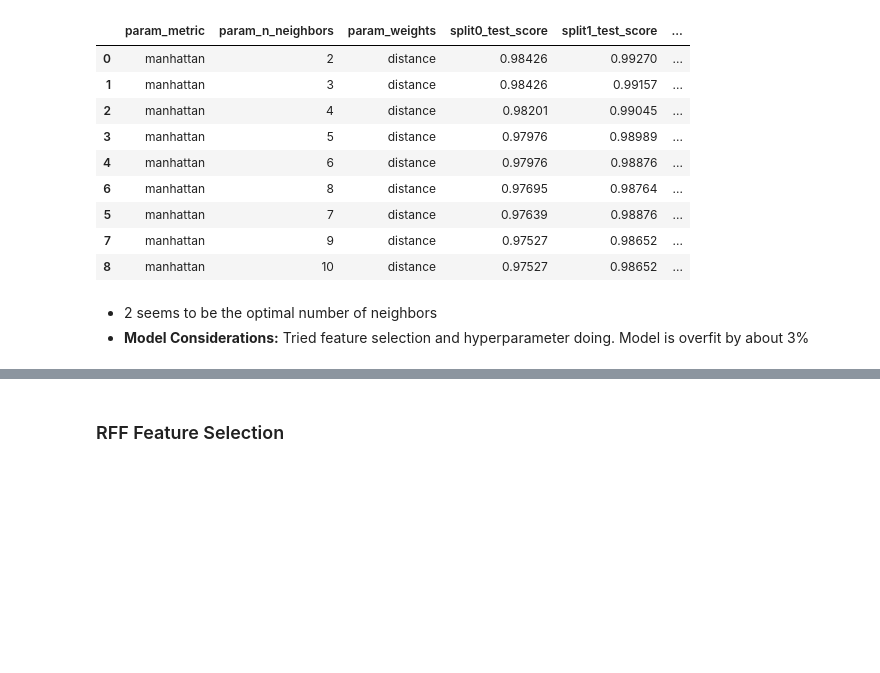
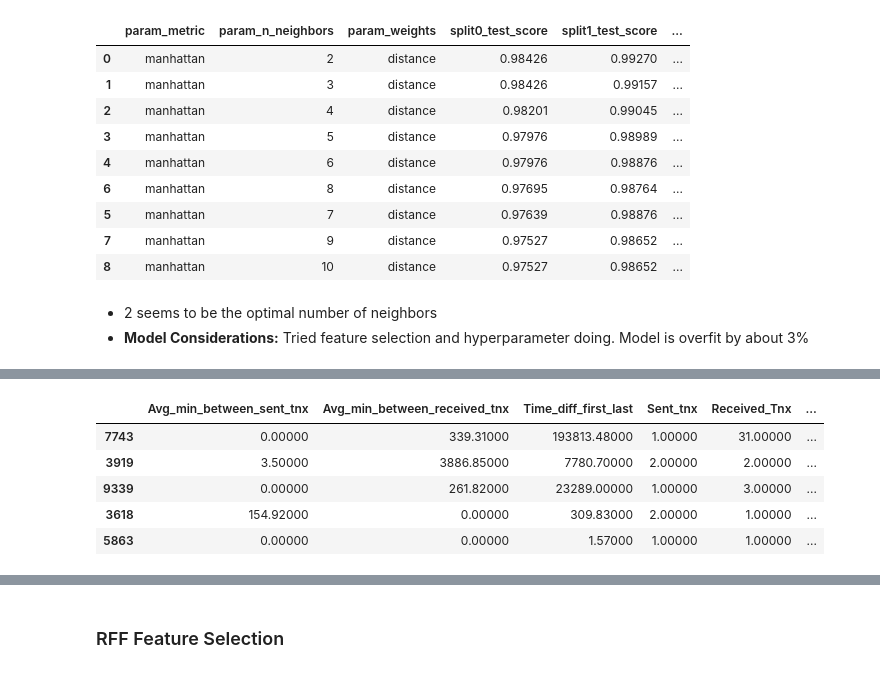
Before and after one commit to kuninethan95/OSEMN, a Jupyter notebook: index_OSEMN.ipynb, the cells around one changed output, grey strips where cells are left out. Cells and saved outputs as stored; diff of their text form; code cells hidden in the pictures; blank space fills up the shorter version.

```diff
--- a/index_OSEMN.ipynb
+++ b/index_OSEMN.ipynb
@@ -1555,0 +1598,7 @@ knn_res2['dataframe']
+# %%
+# Create categorical imputer
+# Do not need to drop because RF can handle multicollinearity
+
+cat_transformer = Pipeline(steps=[
+    ('imputer',SimpleImputer(strategy='most_frequent')),
+    ('encoder',OneHotEncoder(sparse=False,handle_unknown='ignore'))])
@@ -1555,0 +1634,11 @@ knn_res2['dataframe']
+# %%
+# Make sure columns appear
+
+X_test_ns.head()
+# %% [output]
+|  | Avg_min_between_sent_tnx | Avg_min_between_received_tnx | Time_diff_first_last | Sent_tnx | Received_Tnx | ... |
+| 7743 | 0.00000 | 339.31000 | 193813.48000 | 1.00000 | 31.00000 | ... |
+| 3919 | 3.50000 | 3886.85000 | 7780.70000 | 2.00000 | 2.00000 | ... |
+| 9339 | 0.00000 | 261.82000 | 23289.00000 | 1.00000 | 3.00000 | ... |
+| 3618 | 154.92000 | 0.00000 | 309.83000 | 2.00000 | 1.00000 | ... |
+| 5863 | 0.00000 | 0.00000 | 1.57000 | 1.00000 | 1.00000 | ... |
```
Also changed, not shown: parts of 20 cells of this notebook.
